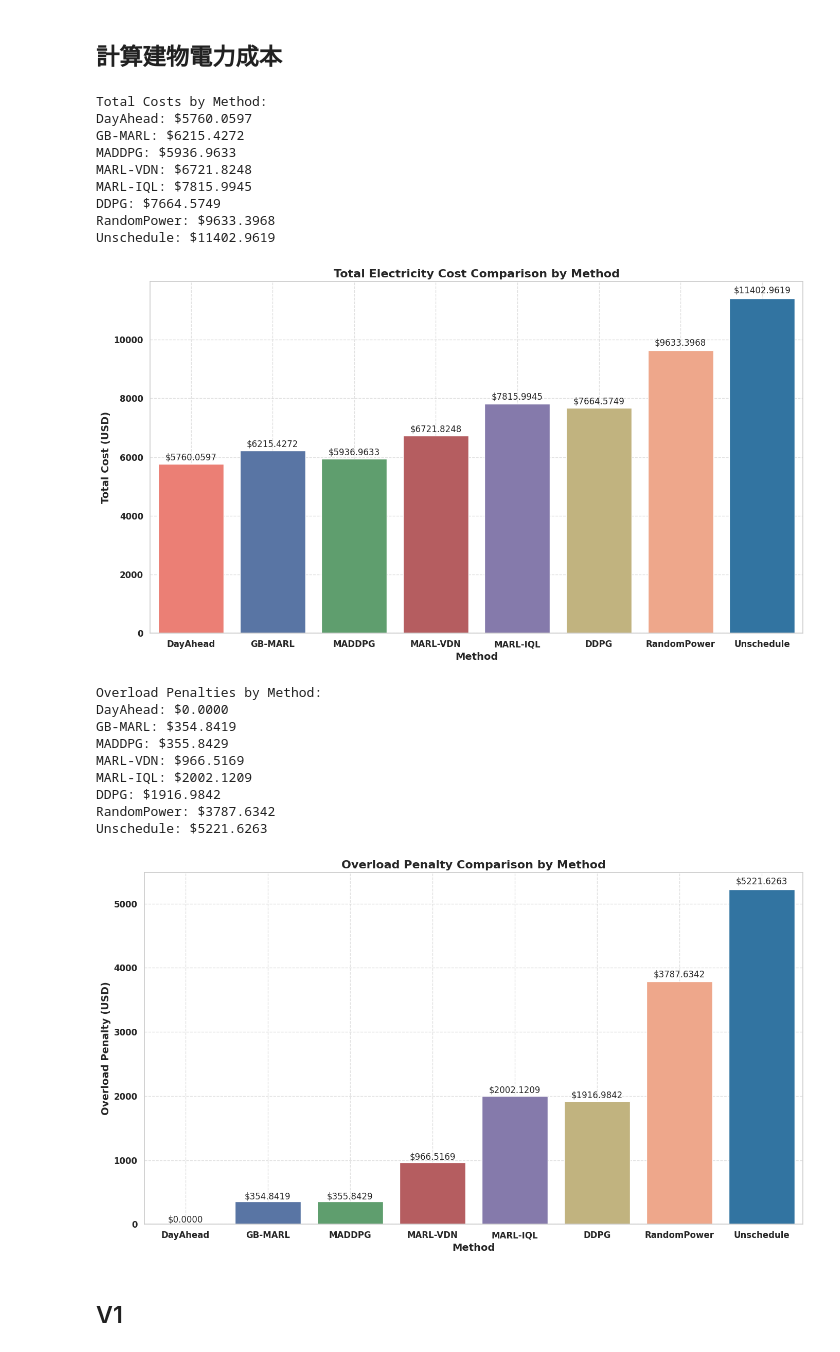
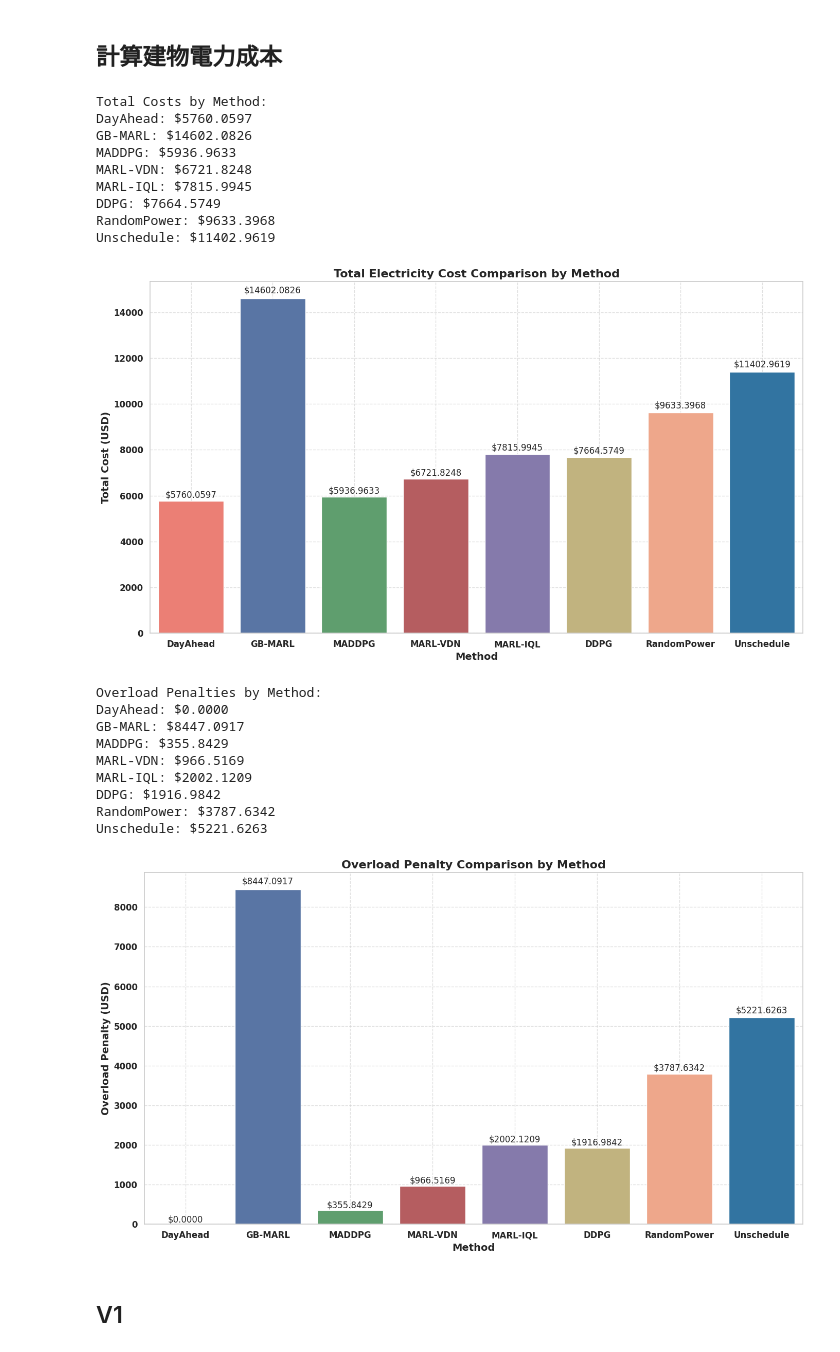
Before and after one commit to carlwang49/MY_WORK, a Jupyter notebook: Evaluation-old.ipynb, the cells around one changed output. Cells and saved outputs as stored; diff of their text form; code cells hidden in the pictures.

```diff
--- a/Evaluation-old.ipynb
+++ b/Evaluation-old.ipynb
@@ -197,7 +197,7 @@ charging_file = '/charging_records.csv'
 
 
 DayAhead_dir = './Result/DayAhead_09-01_09-30_num20_sim_v1/3'
-GB_MARL_dir = './Result/GB-MARL-v2_alpha0.5_beta0.1_num10_s0/10'
+GB_MARL_dir = './Result/GB-MARL-v2_alpha0.5_beta0.1_num20_s0/6'
 MADDPG_dir = './Results/MADDPG_07-01_09-01_10_sim_v1/7'
 VDN_dir = './Result/VDN-MARL_alpha0.5_beta0.1_num20_sim_v1/1'
 IQL_dir = './Result/IQL-MARL_07-01_09-01_20_sim_v1/1'
@@ -303,37 +303,37 @@ plt.show()
 # ax.set_ylabel('Current Tariff (USD)', fontsize=14, fontweight='bold')
 # ax.set_title('Current Tariff Comparison by Method', fontsize=16, fontweight='bold')
 # ax.grid(True, linestyle='--', alpha=0.6)
 
 # for bar, yval in zip(bars.patches, current_tariffs):
 #     height = bar.get_height()
 #     ax.text(bar.get_x() + bar.get_width()/2, height + 0.01 * height, f'${height:.2f}', ha='center', va='bottom', fontsize=12)
 
 # plt.xticks(fontsize=12, fontweight='bold')
 # plt.yticks(fontsize=12, fontweight='bold')
 # plt.tight_layout()
 
 # plt.show()
 # %% [output]
 Total Costs by Method:
 DayAhead: $5760.0597
-GB-MARL: $6215.4272
+GB-MARL: $14602.0826
 MADDPG: $5936.9633
 MARL-VDN: $6721.8248
 MARL-IQL: $7815.9945
 DDPG: $7664.5749
 RandomPower: $9633.3968
 Unschedule: $11402.9619
-[figure, old version]
+[figure, new version]
 Overload Penalties by Method:
 DayAhead: $0.0000
-GB-MARL: $354.8419
+GB-MARL: $8447.0917
 MADDPG: $355.8429
 MARL-VDN: $966.5169
 MARL-IQL: $2002.1209
 DDPG: $1916.9842
 RandomPower: $3787.6342
 Unschedule: $5221.6263
-[figure, old version]
+[figure, new version]
 # %% [markdown]
 ## V1
 # %%
```
Also changed, not shown: parts of 6 cells of this notebook, 4 other files.
